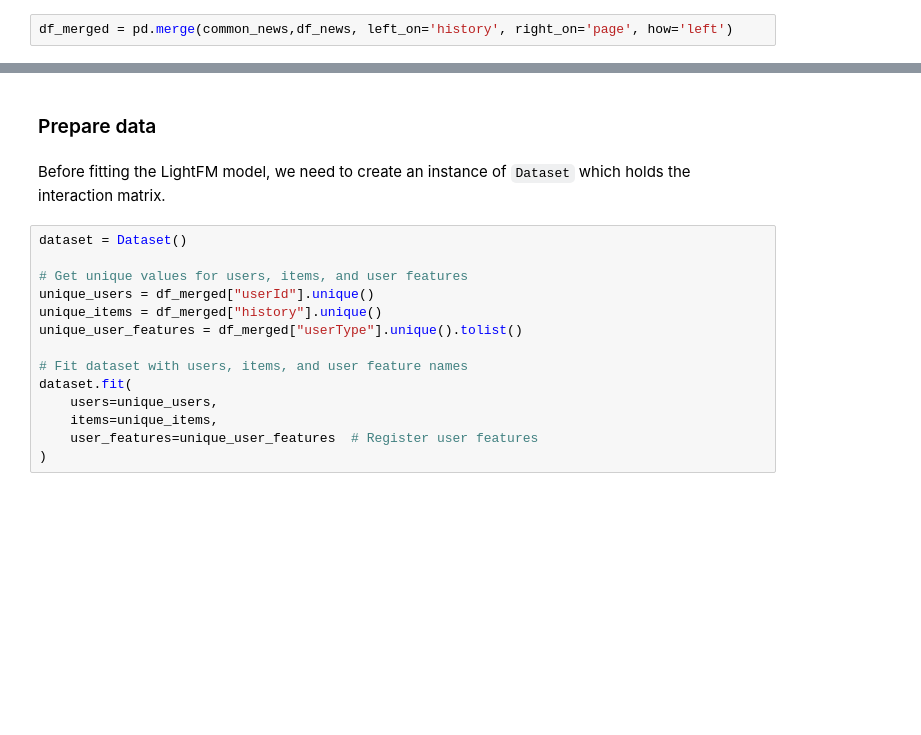
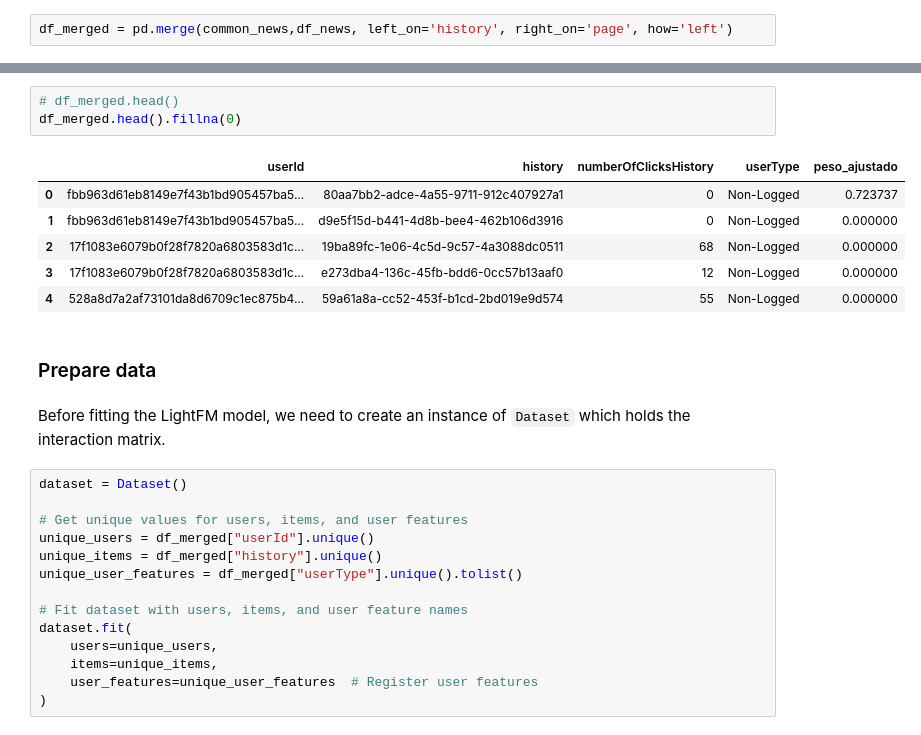
Before and after one commit to raianeli25/tech_challenge_5, a Jupyter notebook: recommendation/training_model.ipynb, the cells around one changed output, grey strips where cells are left out. Cells and saved outputs as stored; diff of their text form; blank space fills up the shorter version.

Commit message:
First Training Example after Reorg WARNING: removed "train_weights" due to NaN and filled NA in "df_merged" due to NaN

```diff
--- a/recommendation/training_model.ipynb
+++ b/recommendation/training_model.ipynb
@@ -118,3 +107,13 @@ df_merged.head()
+# %%
+# df_merged.head()
+df_merged.head().fillna(0)
+# %% [output]
+|  | userId | history | numberOfClicksHistory | userType | peso_ajustado |
+| 0 | fbb963d61eb8149e7f43b1bd905457ba5... | 80aa7bb2-adce-4a55-9711-912c407927a1 | 0 | Non-Logged | 0.723737 |
+| 1 | fbb963d61eb8149e7f43b1bd905457ba5... | d9e5f15d-b441-4d8b-bee4-462b106d3916 | 0 | Non-Logged | 0.000000 |
+| 2 | 17f1083e6079b0f28f7820a6803583d1c... | 19ba89fc-1e06-4c5d-9c57-4a3088dc0511 | 68 | Non-Logged | 0.000000 |
+| 3 | 17f1083e6079b0f28f7820a6803583d1c... | e273dba4-136c-45fb-bdd6-0cc57b13aaf0 | 12 | Non-Logged | 0.000000 |
+| 4 | 528a8d7a2af73101da8d6709c1ec875b4... | 59a61a8a-cc52-453f-b1cd-2bd019e9d574 | 55 | Non-Logged | 0.000000 |
 # %% [markdown]
 ### Prepare data
 # %% [markdown]
```
Also changed, not shown: parts of 8 cells of this notebook.
